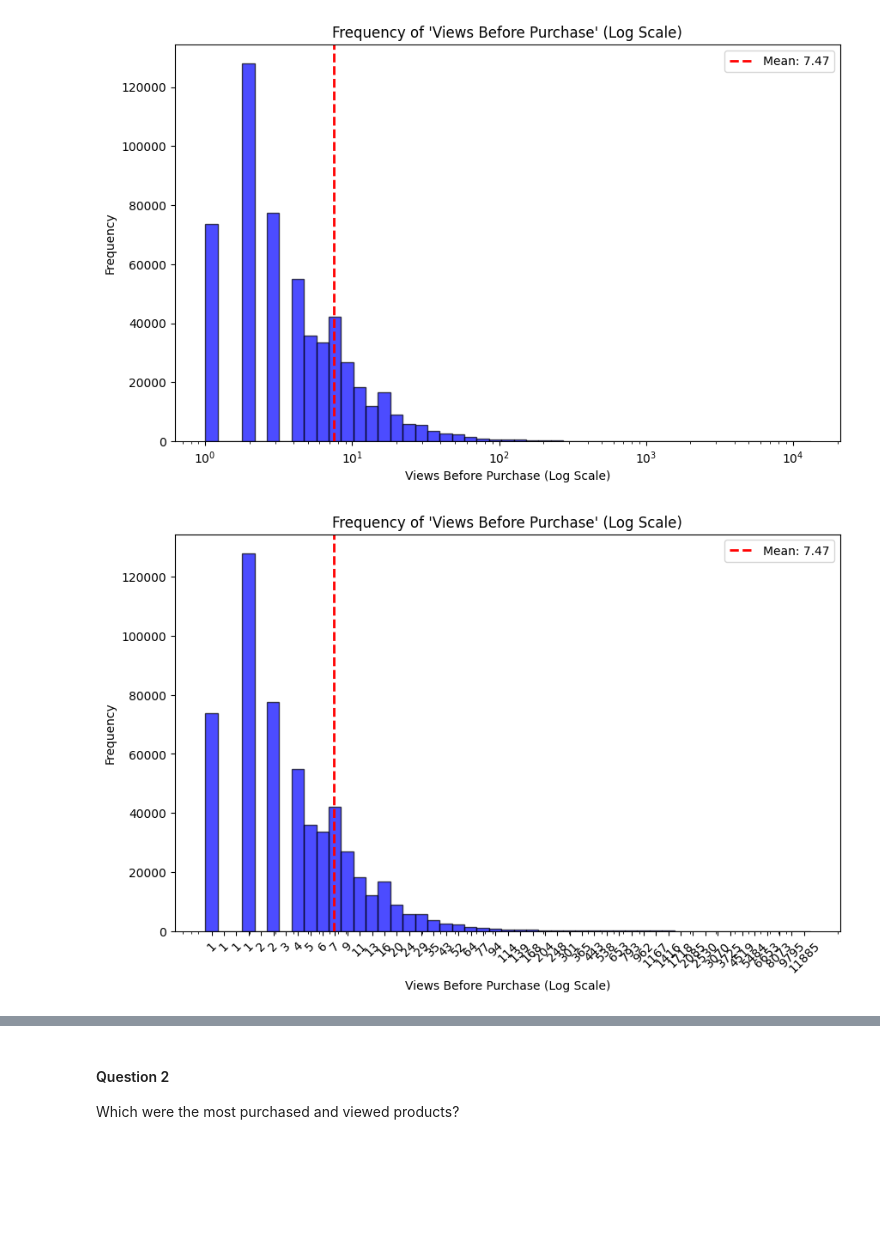
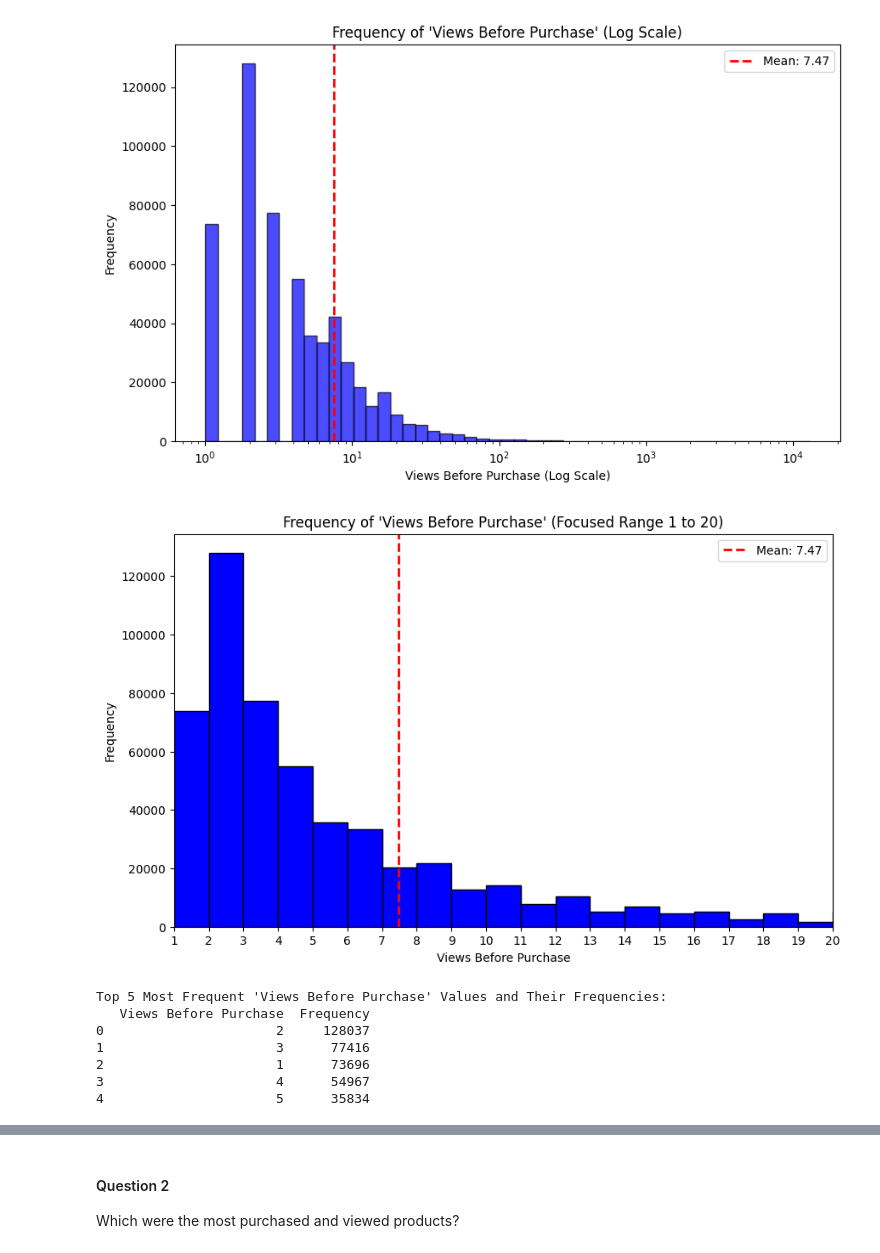
Before and after one commit to yanazlatanova/E-commerce, a Jupyter notebook: 3-queries/eCommerce_NOV_Queries.ipynb, the cells around one changed output, grey strips where cells are left out. Saved outputs shown, nothing was run; the diff lists cells and outputs as text; code cells hidden in the pictures; blank space fills up the shorter version.

```diff
--- a/3-queries/eCommerce_NOV_Queries.ipynb
+++ b/3-queries/eCommerce_NOV_Queries.ipynb
@@ -165,33 +166,57 @@ plt.show()
 # %% [output]
 [figure]
 # %%
-import matplotlib.pyplot as plt
-import numpy as np
+# Assuming views_before_purchase_pd is a Pandas DataFrame with the 'views_before_purchase' column
 
-# Assuming final_df is your Spark DataFrame with the 'views_before_purchase' column
+# Determine the upper bound for the histogram
+upper_bound = views_before_purchase_pd['views_before_purchase'].quantile(0.95)
 
-# Convert the specific column to Pandas for visualization
-views_before_purchase_pd = final_df.select('views_before_purchase').toPandas()
+# Plot the histogram focusing on the most common values
+plt.figure(figsize=(10, 6))
+counts, bins, patches = plt.hist(views_before_purchase_pd['views_before_purchase'],
+                                 bins=range(1, int(upper_bound) + 1),
+                                 edgecolor='black',
+                                 color='blue')
 
-# Create a histogram with logarithmic bins
-plt.figure(figsize=(10, 6))
-hist, bins, _ = plt.hist(views_before_purchase_pd['views_before_purchase'], bins=np.logspace(np.log10(1), np.log10(views_before_purchase_pd['views_before_purchase'].max()), 50), alpha=0.7, color='blue', edgecolor='black')
-plt.gca().set_xscale("log")
-
-# Set custom tick marks and labels on the x-axis
-tick_locs = [np.mean(bins[i:i+2]) for i in range(len(bins)-1)]  # Midpoint of each bin
-plt.xticks(tick_locs, labels=[f"{int(x)}" for x in tick_locs], rotation=45)
+# Set the x-axis limit to include only 1 to 20
+plt.xlim(1, 20)
 
 # Calculate and show mean
 mean_value = views_before_purchase_pd['views_before_purchase'].mean()
 plt.axvline(mean_value, color='red', linestyle='dashed', linewidth=2, label=f'Mean: {mean_value:.2f}')
 
-title = "Frequency of 'Views Before Purchase' (Log Scale)"
-plt.title(title)
-plt.xlabel('Views Before Purchase (Log Scale)')
+# Set the x-axis ticks to show every number from 1 to 20
+plt.xticks(range(1, 21))
+
+# Title and labels
+plt.title("Frequency of 'Views Before Purchase' (Focused Range 1 to 20)")
+plt.xlabel('Views Before Purchase')
 plt.ylabel('Frequency')
 plt.legend()
 
+# Show the plot
 plt.show()
 # %% [output]
-[figure, old version]
+[figure, new version]
+# %%
+print("Top 5 Most Frequent 'Views Before Purchase':")
+
+# Calculate the top 5 most frequent 'views_before_purchase' values along with their frequencies
+top5_freq = views_before_purchase_pd['views_before_purchase'].value_counts().nlargest(5)
+
+# Creating a DataFrame for a better presentation
+top5_table = pd.DataFrame({
+    'Views Before Purchase': top5_freq.index,
+    'Frequency': top5_freq.values
+})
+
+# Display the table
+print(top5_table)
+# %% [output]
+Top 5 Most Frequent 'Views Before Purchase' Values and Their Frequencies:
+   Views Before Purchase  Frequency
+0                      2     128037
+1                      3      77416
+2                      1      73696
+3                      4      54967
+4                      5      35834
```
Also changed, not shown: parts of 4 cells of this notebook.
